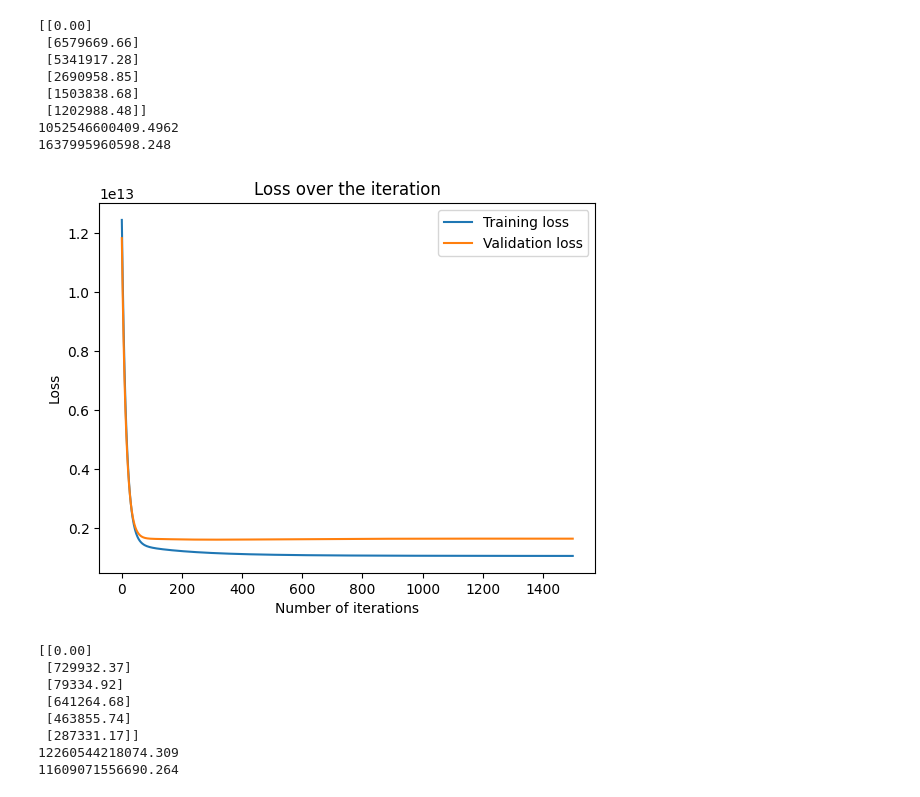
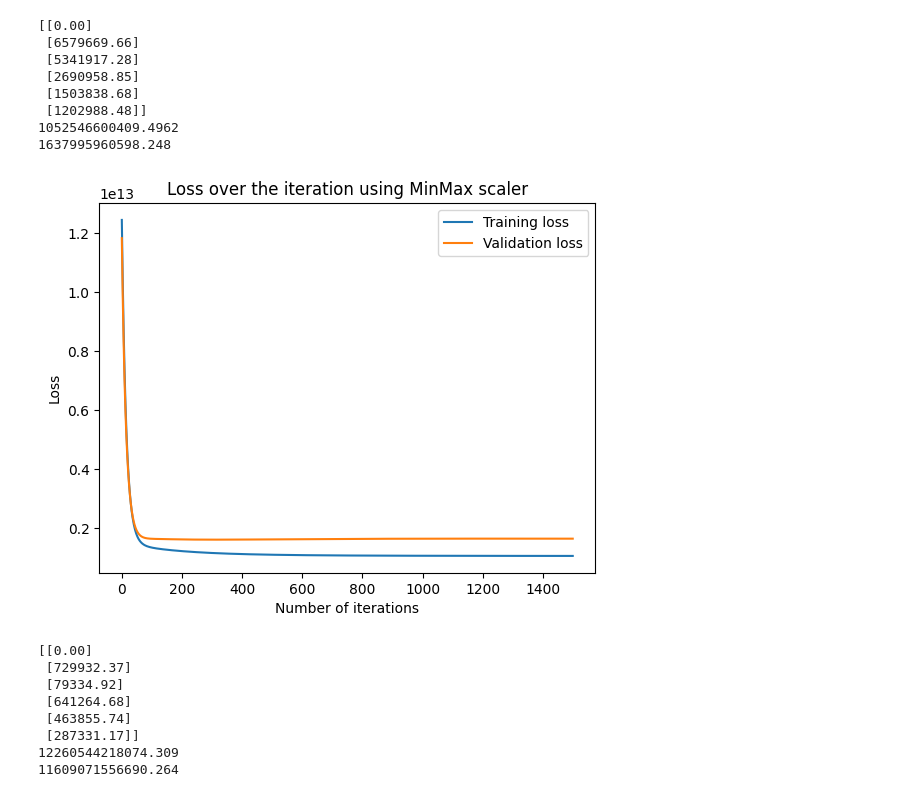
Before and after one commit to saikrishna1108/Introduction-to-Machine-Learning, a Jupyter notebook: Homework2.ipynb, the cells around one changed output. Saved outputs shown, nothing was run; the diff lists cells and outputs as text; code cells hidden in the pictures.

```diff
--- a/Homework2.ipynb
+++ b/Homework2.ipynb
@@ -191,13 +191,13 @@ print(v_cost2a[-1])
 # %%
 plt.plot([x for x in range(iterations)],t_cost2a,label="Training loss")
 plt.plot([x for x in range(iterations)],v_cost2a,label="Validation loss")
 plt.xlabel('Number of iterations')
 plt.ylabel('Loss')
-plt.title('Loss over the iteration')
+plt.title('Loss over the iteration using MinMax scaler')
 plt.legend()
 plt.show()
 # %% [output]
-[figure, old version]
+[figure, new version]
 # %%
 theta = np.zeros(6).reshape(6,1)
 iterations = 2500
```
Also changed, not shown: parts of 16 cells of this notebook.
